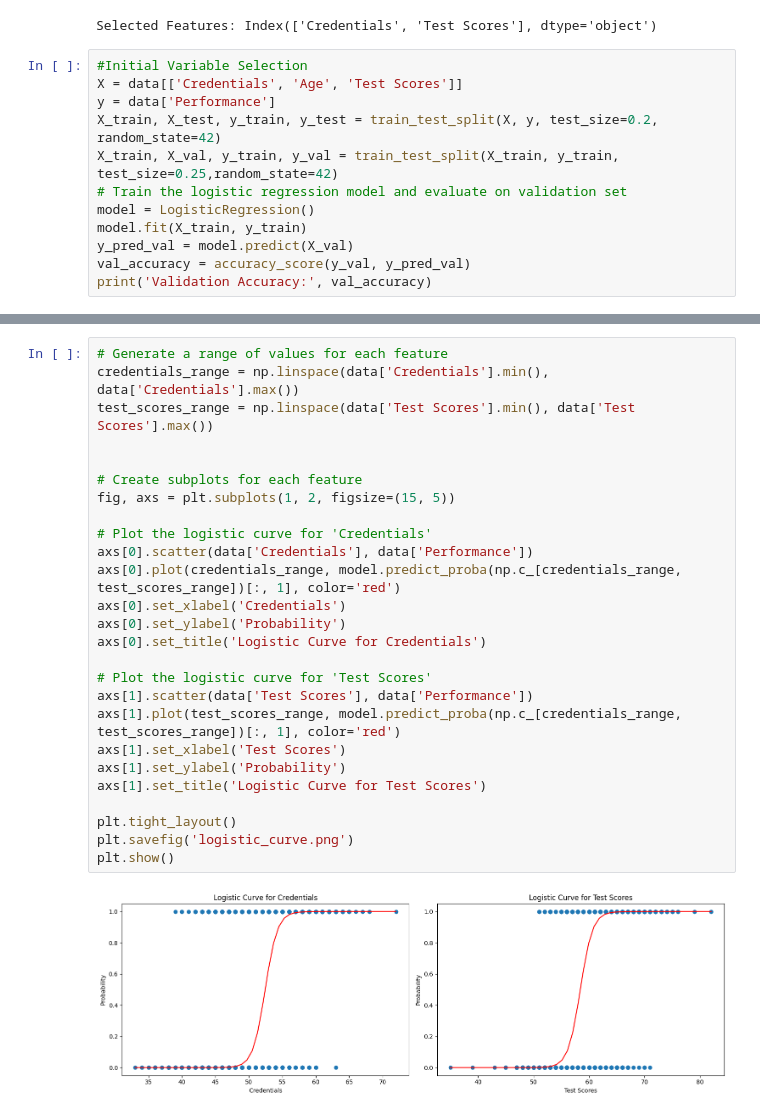
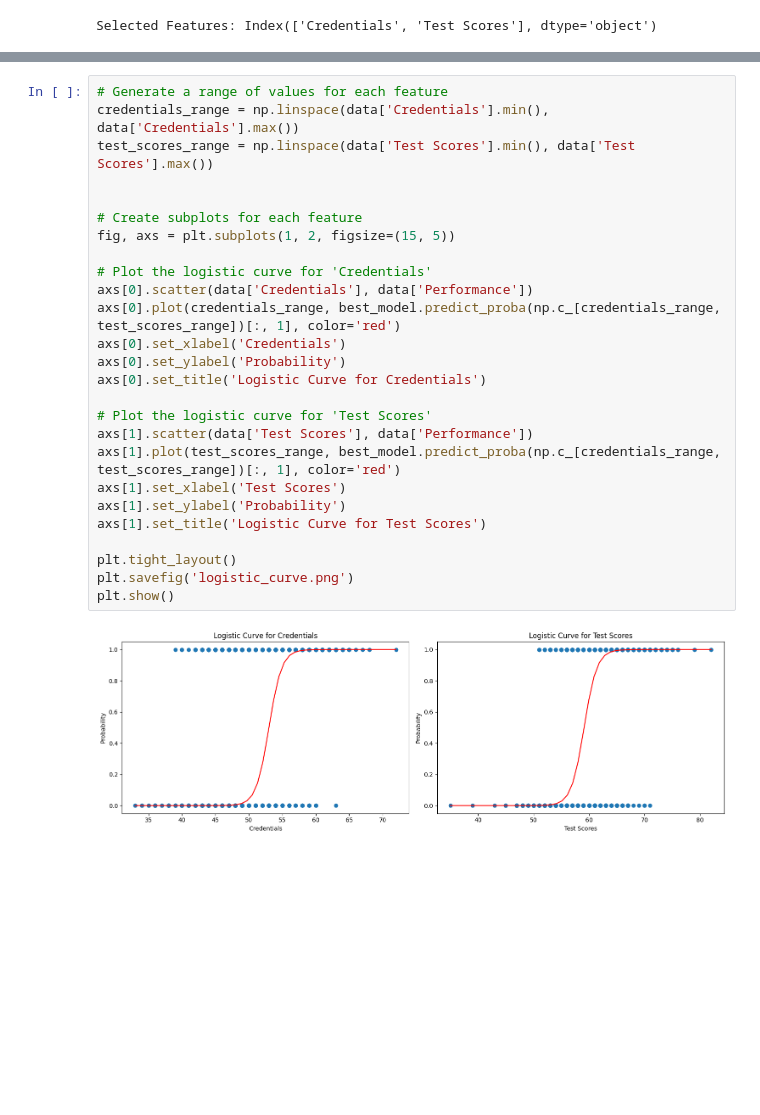
Before and after one commit to thatosenoamadi007/Regression_Project, a Jupyter notebook: project.ipynb, the cells around one changed output, grey strips where cells are left out. Drawn from its saved outputs; the diff is of its cells as text; blank space fills up the shorter version.

Commit message:
updated model code

```diff
--- a/project.ipynb
+++ b/project.ipynb
@@ -175,15 +176,3 @@ selected_features = X.columns[selected_indices]
 print('Selected Features:', selected_features)
 # %% [output]
 Selected Features: Index(['Credentials', 'Test Scores'], dtype='object')
-# %%
-#Initial Variable Selection
-X = data[['Credentials', 'Age', 'Test Scores']]
-y = data['Performance']
-X_train, X_test, y_train, y_test = train_test_split(X, y, test_size=0.2, random_state=42)
-X_train, X_val, y_train, y_val = train_test_split(X_train, y_train, test_size=0.25,random_state=42)
-# Train the logistic regression model and evaluate on validation set
-model = LogisticRegression()
-model.fit(X_train, y_train)
-y_pred_val = model.predict(X_val)
-val_accuracy = accuracy_score(y_val, y_pred_val)
-print('Validation Accuracy:', val_accuracy)
@@ -219,28 +259,28 @@ As abserved the accuracy when the features used are all the features is 0.845, b
 # %%
 # Generate a range of values for each feature
 credentials_range = np.linspace(data['Credentials'].min(), data['Credentials'].max())
 test_scores_range = np.linspace(data['Test Scores'].min(), data['Test Scores'].max())
 
 
 # Create subplots for each feature
 fig, axs = plt.subplots(1, 2, figsize=(15, 5))
 
 # Plot the logistic curve for 'Credentials'
 axs[0].scatter(data['Credentials'], data['Performance'])
-axs[0].plot(credentials_range, model.predict_proba(np.c_[credentials_range, test_scores_range])[:, 1], color='red')
+axs[0].plot(credentials_range, best_model.predict_proba(np.c_[credentials_range, test_scores_range])[:, 1], color='red')
 axs[0].set_xlabel('Credentials')
 axs[0].set_ylabel('Probability')
 axs[0].set_title('Logistic Curve for Credentials')
 
 # Plot the logistic curve for 'Test Scores'
 axs[1].scatter(data['Test Scores'], data['Performance'])
-axs[1].plot(test_scores_range, model.predict_proba(np.c_[credentials_range, test_scores_range])[:, 1], color='red')
+axs[1].plot(test_scores_range, best_model.predict_proba(np.c_[credentials_range, test_scores_range])[:, 1], color='red')
 axs[1].set_xlabel('Test Scores')
 axs[1].set_ylabel('Probability')
 axs[1].set_title('Logistic Curve for Test Scores')
 
 plt.tight_layout()
 plt.savefig('logistic_curve.png')
 plt.show()
 # %% [output]
-[figure, old version]
+[figure, new version]
```
Also changed, not shown: parts of 7 cells of this notebook, 1 other file.
